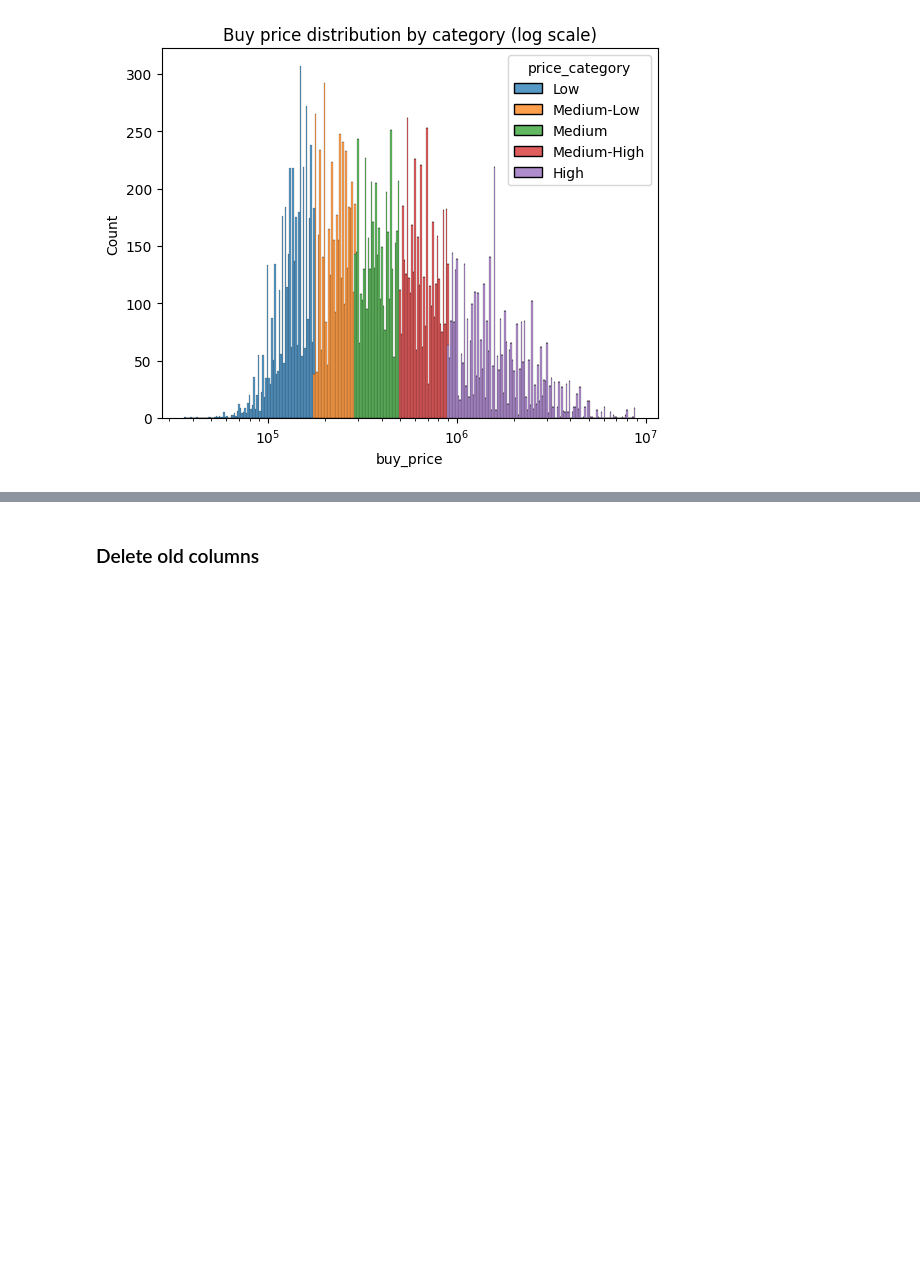
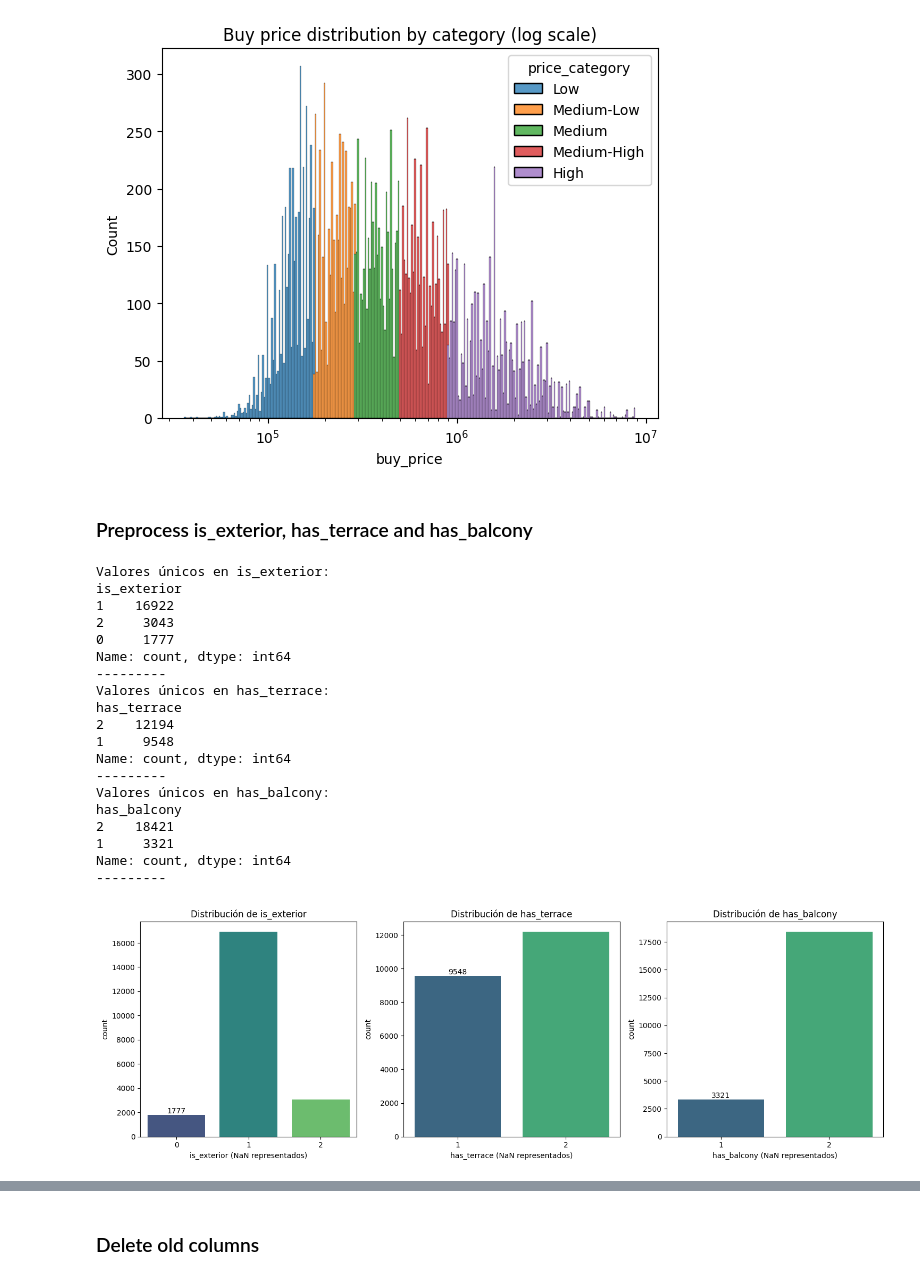
Before and after one commit to carleslobon/MD2, a Jupyter notebook: preprocessing/preprocessing_final.ipynb, the cells around one changed output, grey strips where cells are left out. Cells and saved outputs as stored; diff of their text form; code cells hidden in the pictures; blank space fills up the shorter version.

Commit message:
merge all preprocessing

```diff
--- a/preprocessing/preprocessing_final.ipynb
+++ b/preprocessing/preprocessing_final.ipynb
@@ -905,3 +971,68 @@ Medium-High: [495000.0, 899000.0)
 High: [899000.0, 8800000.0)
 [figure]
 [figure]
+# %% [markdown]
+### Preprocess is_exterior, has_terrace and has_balcony
+# %%
+df[['is_exterior', 'has_terrace', 'has_balcony']] = df[['is_exterior', 'has_terrace', 'has_balcony']].replace({'VERDADERO': 1, 'FALSO': 0})
+
+df['is_exterior'] = df['is_exterior'].fillna(2)
+df['has_terrace'] = df['has_terrace'].fillna(2)
+df['has_balcony'] = df['has_balcony'].fillna(2)
+
+df['is_exterior'] = df['is_exterior'].astype(int)
+df['has_terrace'] = df['has_terrace'].astype(int)
+df['has_balcony'] = df['has_balcony'].astype(int)
+# %%
+print("Valores únicos en is_exterior:")
+print(df['is_exterior'].value_counts(dropna=False))
+print('---------')
+
+print("Valores únicos en has_terrace:")
+print(df['has_terrace'].value_counts(dropna=False))
+print('---------')
+
+print("Valores únicos en has_balcony:")
+print(df['has_balcony'].value_counts(dropna=False))
+print('---------')
+
+fig, axes = plt.subplots(1, 3, figsize=(15, 5))
+
+sns.countplot(x='is_exterior', data=df, ax=axes[0], palette='viridis')
+axes[0].set_title('Distribución de is_exterior')
+axes[0].set_xlabel('is_exterior (NaN representados)')
+axes[0].bar_label(axes[0].containers[0])
+
+sns.countplot(x='has_terrace', data=df, ax=axes[1], palette='viridis')
+axes[1].set_title('Distribución de has_terrace')
+axes[1].set_xlabel('has_terrace (NaN representados)')
+axes[1].bar_label(axes[1].containers[0])
+
+sns.countplot(x='has_balcony', data=df, ax=axes[2], palette='viridis')
+axes[2].set_title('Distribución de has_balcony')
+axes[2].set_xlabel('has_balcony (NaN representados)')
+axes[2].bar_label(axes[2].containers[0])
+
+plt.tight_layout()
+plt.show()
+# %% [output]
+Valores únicos en is_exterior:
+is_exterior
+1    16922
+2     3043
+0     1777
+Name: count, dtype: int64
+---------
+Valores únicos en has_terrace:
+has_terrace
+2    12194
+1     9548
+Name: count, dtype: int64
+---------
+Valores únicos en has_balcony:
+has_balcony
+2    18421
+1     3321
+Name: count, dtype: int64
+---------
+[figure, added]
```
Also changed, not shown: parts of 26 cells of this notebook, 1 other file.
